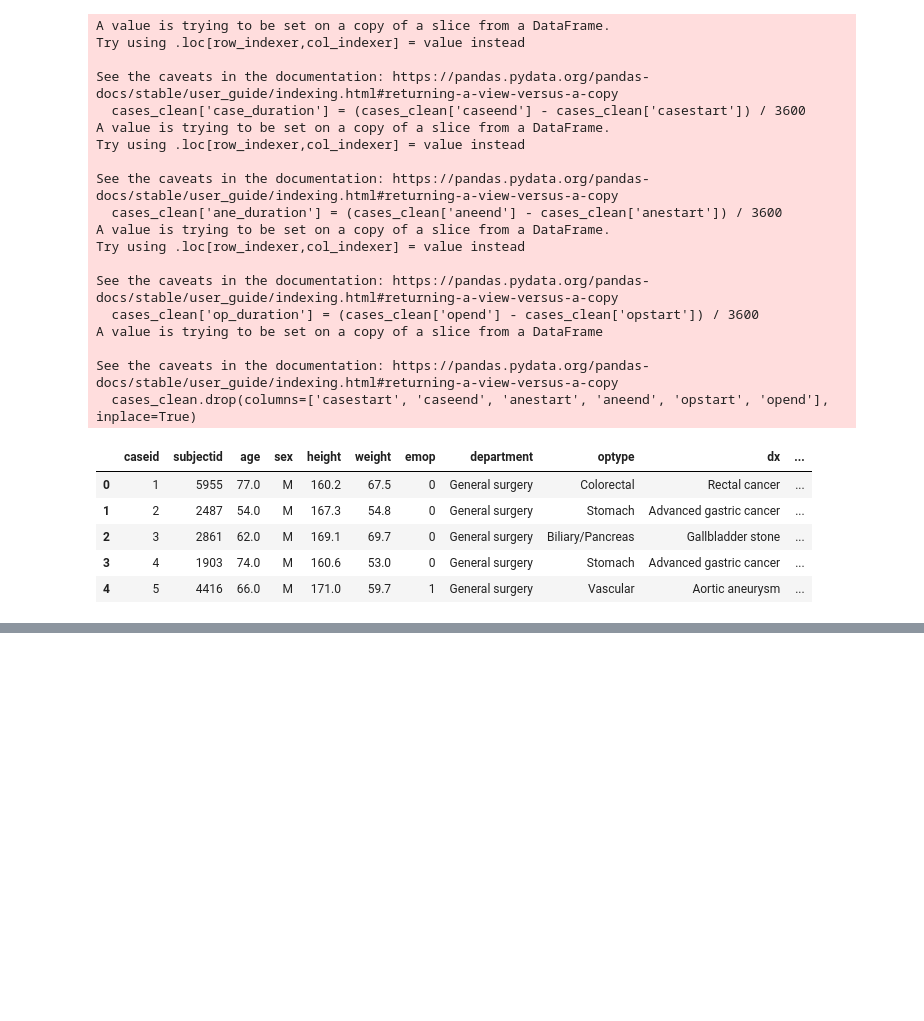
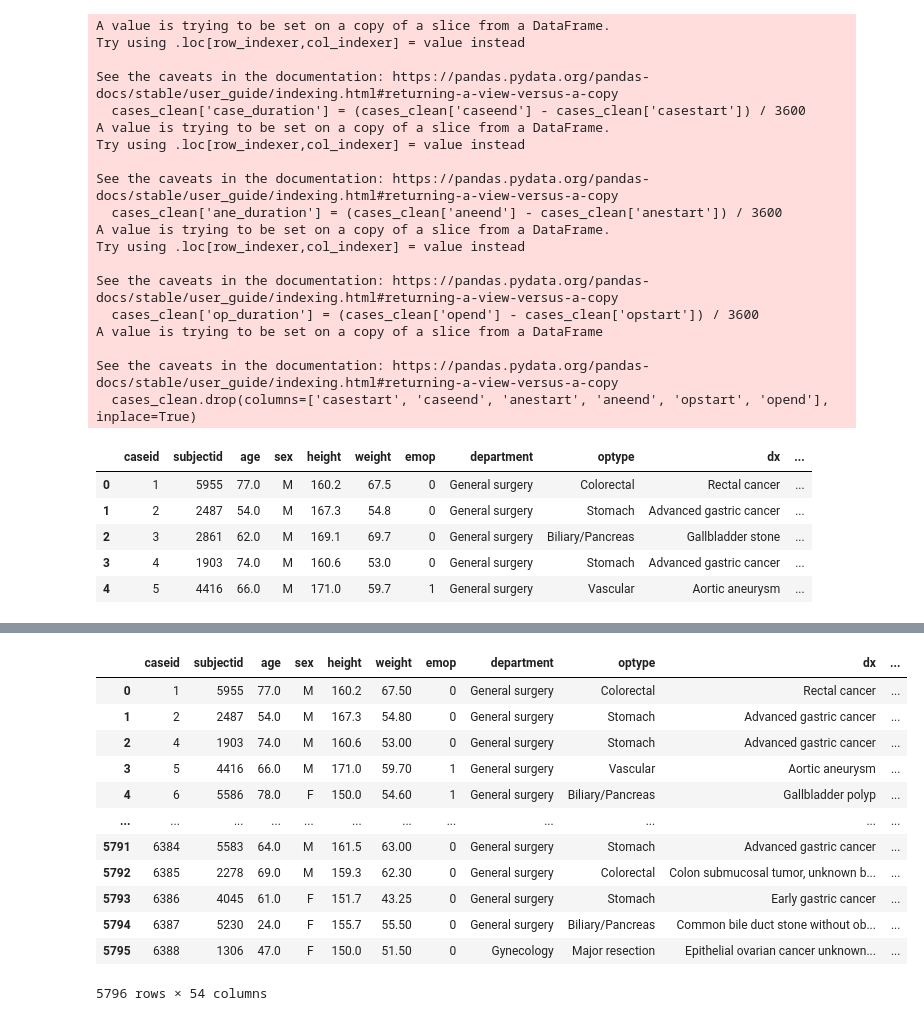
Before and after one commit to AncientAbacus/Project-4, a Jupyter notebook: EDA.ipynb, the cells around one changed output, grey strips where cells are left out. Drawn from its saved outputs; the diff is of its cells as text; code cells hidden in the pictures; blank space fills up the shorter version.

```diff
--- a/EDA.ipynb
+++ b/EDA.ipynb
@@ -383,0 +411,21 @@ cases_clean.to_csv('data/cases_clean.csv', index=False)
+# %%
+# Pivot the results dataframe using pivot_table to handle duplicates
+results_pivot = results.pivot_table(index='caseid', columns='name', values='result', aggfunc='mean')
+
+# Merge the pivoted results with cases_clean
+merged_df = pd.merge(cases_clean, results_pivot, on='caseid')
+merged_df
+# %% [output]
+|  | caseid | subjectid | age | sex | height | weight | emop | department | optype | dx | ... |
+| 0 | 1 | 5955 | 77.0 | M | 160.2 | 67.50 | 0 | General surgery | Colorectal | Rectal cancer | ... |
+| 1 | 2 | 2487 | 54.0 | M | 167.3 | 54.80 | 0 | General surgery | Stomach | Advanced gastric cancer | ... |
+| 2 | 4 | 1903 | 74.0 | M | 160.6 | 53.00 | 0 | General surgery | Stomach | Advanced gastric cancer | ... |
+| 3 | 5 | 4416 | 66.0 | M | 171.0 | 59.70 | 1 | General surgery | Vascular | Aortic aneurysm | ... |
+| 4 | 6 | 5586 | 78.0 | F | 150.0 | 54.60 | 1 | General surgery | Biliary/Pancreas | Gallbladder polyp | ... |
+| ... | ... | ... | ... | ... | ... | ... | ... | ... | ... | ... | ... |
+| 5791 | 6384 | 5583 | 64.0 | M | 161.5 | 63.00 | 0 | General surgery | Stomach | Advanced gastric cancer | ... |
+| 5792 | 6385 | 2278 | 69.0 | M | 159.3 | 62.30 | 0 | General surgery | Colorectal | Colon submucosal tumor, unknown b... | ... |
+| 5793 | 6386 | 4045 | 61.0 | F | 151.7 | 43.25 | 0 | General surgery | Stomach | Early gastric cancer | ... |
+| 5794 | 6387 | 5230 | 24.0 | F | 155.7 | 55.50 | 0 | General surgery | Biliary/Pancreas | Common bile duct stone without ob... | ... |
+| 5795 | 6388 | 1306 | 47.0 | F | 150.0 | 51.50 | 0 | Gynecology | Major resection | Epithelial ovarian cancer unknown... | ... |
+5796 rows × 54 columns
```
Also changed, not shown: parts of 4 cells of this notebook, 1 other file.
